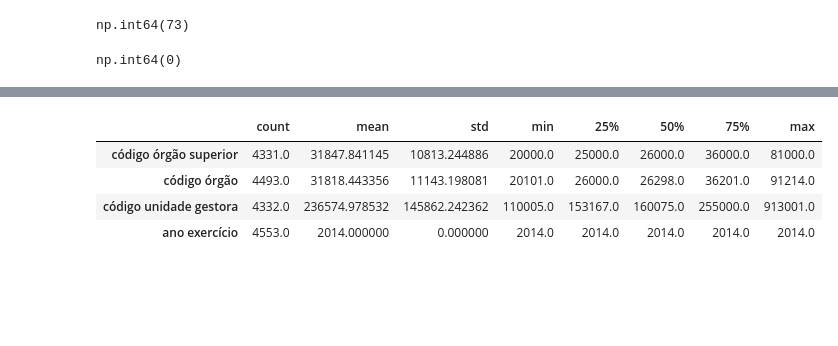
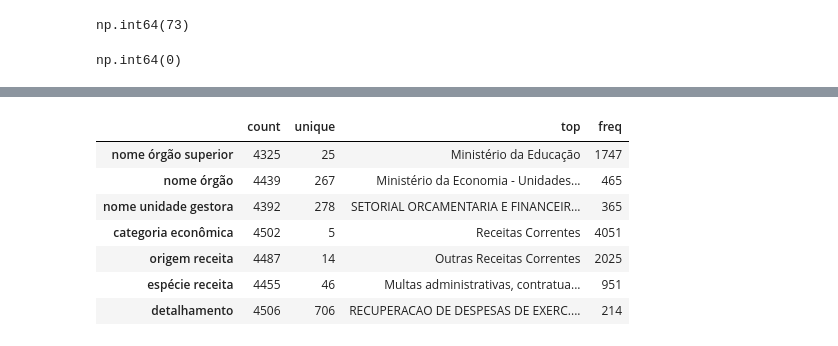
Before and after one commit to jgilsu11/Proyecto2-EDA-Ingresos-Brasil, a Jupyter notebook: EDAs indv.ipynb, the cells around one changed output, grey strips where cells are left out. Saved outputs shown, nothing was run; the diff lists cells and outputs as text; code cells hidden in the pictures; blank space fills up the shorter version.

```diff
--- a/EDAs indv.ipynb
+++ b/EDAs indv.ipynb
@@ -632,8 +666,11 @@ memory usage: 569.3+ KB
 # %%
-df_14.describe().T
+df_14.describe(include= "O").T
 # %% [output]
-|  | count | mean | std | min | 25% | 50% | 75% | max |
-| código órgão superior | 4331.0 | 31847.841145 | 10813.244886 | 20000.0 | 25000.0 | 26000.0 | 36000.0 | 81000.0 |
-| código órgão | 4493.0 | 31818.443356 | 11143.198081 | 20101.0 | 26000.0 | 26298.0 | 36201.0 | 91214.0 |
-| código unidade gestora | 4332.0 | 236574.978532 | 145862.242362 | 110005.0 | 153167.0 | 160075.0 | 255000.0 | 913001.0 |
-| ano exercício | 4553.0 | 2014.000000 | 0.000000 | 2014.0 | 2014.0 | 2014.0 | 2014.0 | 2014.0 |
+|  | count | unique | top | freq |
+| nome órgão superior | 4325 | 25 | Ministério da Educação | 1747 |
+| nome órgão | 4439 | 267 | Ministério da Economia - Unidades... | 465 |
+| nome unidade gestora | 4392 | 278 | SETORIAL ORCAMENTARIA E FINANCEIR... | 365 |
+| categoria econômica | 4502 | 5 | Receitas Correntes | 4051 |
+| origem receita | 4487 | 14 | Outras Receitas Correntes | 2025 |
+| espécie receita | 4455 | 46 | Multas administrativas, contratua... | 951 |
+| detalhamento | 4506 | 706 | RECUPERACAO DE DESPESAS DE EXERC.... | 214 |
```
Also changed, not shown: parts of 78 cells of this notebook.
